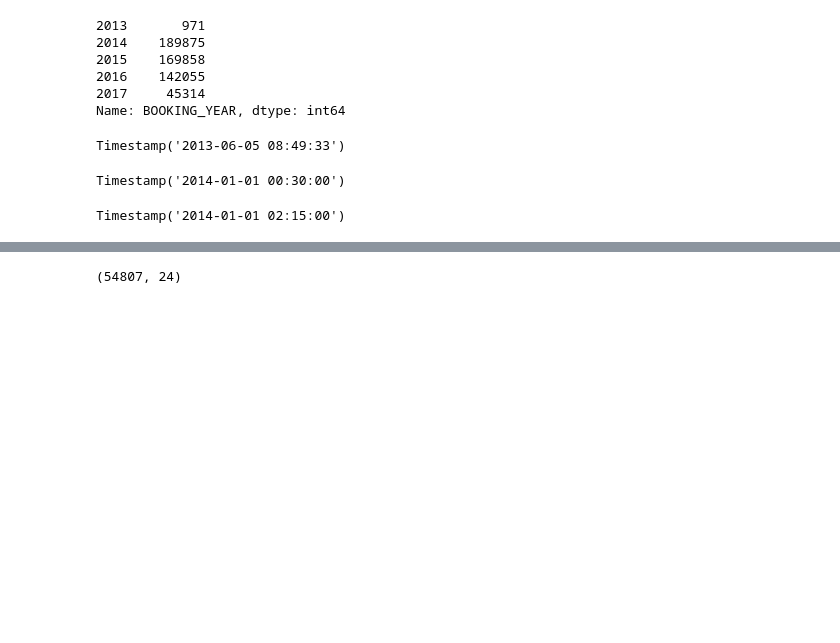
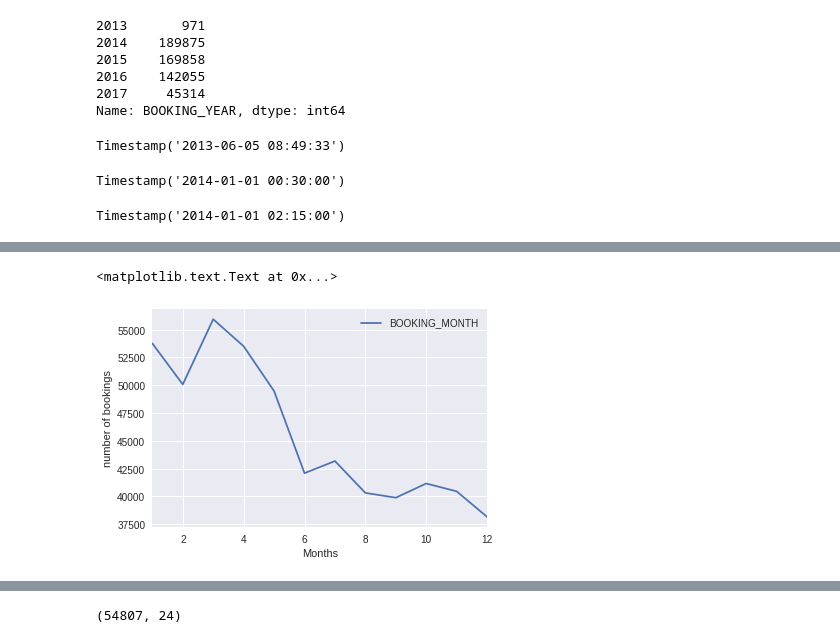
Before and after one commit to jawaharreddy/Flinkster-Data-Analysis, a Jupyter notebook: db_data.ipynb, the cells around one changed output, grey strips where cells are left out. Saved outputs shown, nothing was run; the diff lists cells and outputs as text; code cells hidden in the pictures; blank space fills up the shorter version.

```diff
--- a/db_data.ipynb
+++ b/db_data.ipynb
@@ -256,0 +253,7 @@ db_data.UNTIL_WDAY.value_counts().sort_index().plot()
+# %%
+monthb= db_data.BOOKING_MONTH.value_counts().sort_index().plot(legend=True)
+monthb.set_xlabel("Months")
+monthb.set_ylabel("number of bookings")
+# %% [output]
+<matplotlib.text.Text at 0x...>
+[figure, added]
```
Also changed, not shown: parts of 36 cells of this notebook.
